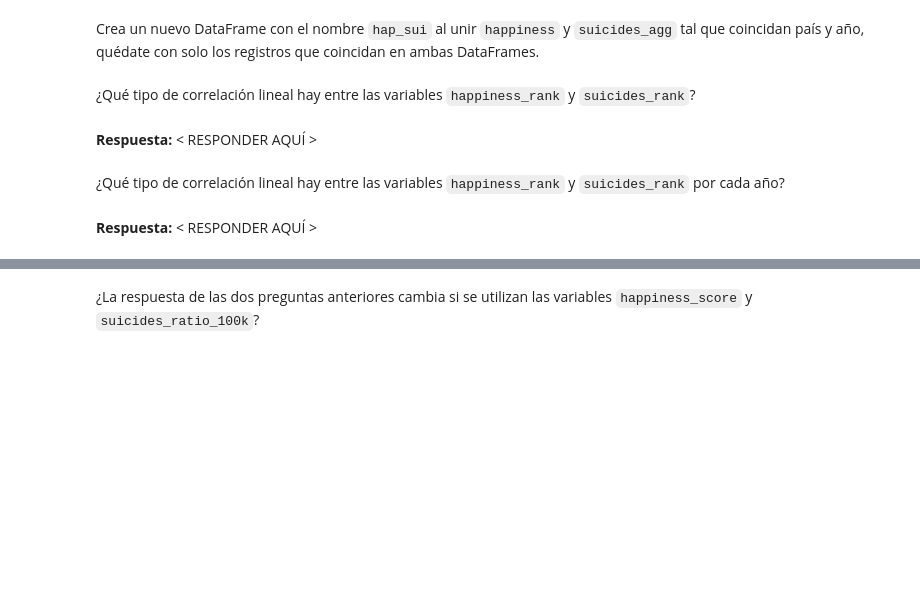
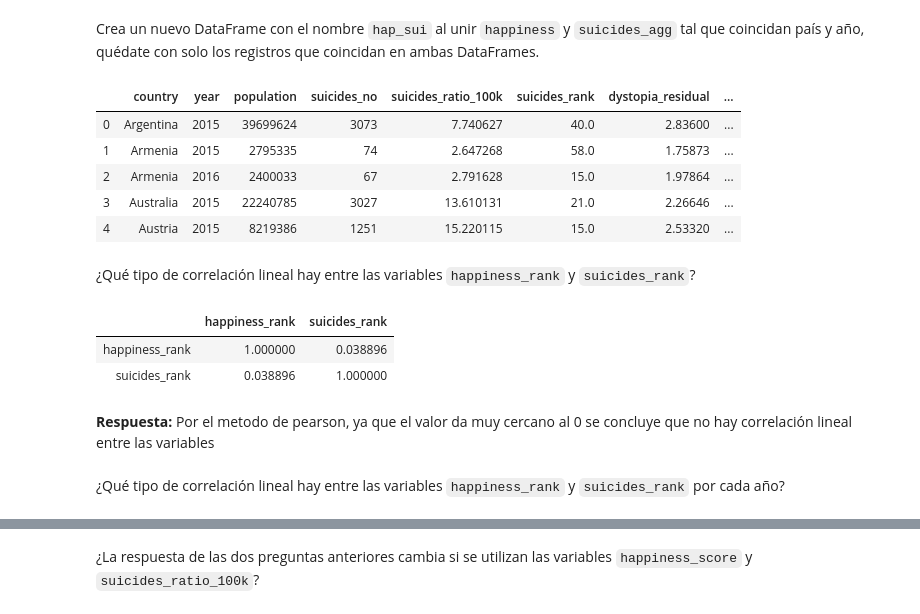
Before and after one commit to pazDaniela/mat281_portfolio, a Jupyter notebook: m02_data_analysis/m02_homework/m02_homework.ipynb, the cells around one changed output, grey strips where cells are left out. Cells and saved outputs as stored; diff of their text form; code cells hidden in the pictures; blank space fills up the shorter version.

```diff
--- a/m02_data_analysis/m02_homework/m02_homework.ipynb
+++ b/m02_data_analysis/m02_homework/m02_homework.ipynb
@@ -561,0 +586,13 @@ suicides_agg = (
+# %%
+suicides_agg = (
+    suicide.groupby(['country','year'])
+    .agg( {'population':'sum','suicides_no':'sum'} , axis="columns"
+    )
+    .reset_index()
+    .assign(
+        suicides_ratio_100k= lambda x : x["suicides_no"] / x["population"] *100000 ,
+        suicides_rank= lambda x : x.groupby('year')['suicides_ratio_100k'].rank(ascending=False,method='max')
+    )
+)
+suicides_agg.head()
+happiness.head()
@@ -567,8 +608,22 @@ hap_sui.head()
+# %%
+hap_sui =pd.merge(suicides_agg,happiness,how='inner',on=['year','country'])
+hap_sui.head()
+# %% [output]
+|  | country | year | population | suicides_no | suicides_ratio_100k | suicides_rank | dystopia_residual | ... |
+| 0 | Argentina | 2015 | 39699624 | 3073 | 7.740627 | 40.0 | 2.83600 | ... |
+| 1 | Armenia | 2015 | 2795335 | 74 | 2.647268 | 58.0 | 1.75873 | ... |
+| 2 | Armenia | 2016 | 2400033 | 67 | 2.791628 | 15.0 | 1.97864 | ... |
+| 3 | Australia | 2015 | 22240785 | 3027 | 13.610131 | 21.0 | 2.26646 | ... |
+| 4 | Austria | 2015 | 8219386 | 1251 | 15.220115 | 15.0 | 2.53320 | ... |
 # %% [markdown]
 ¿Qué tipo de correlación lineal hay entre las variables `happiness_rank` y `suicides_rank`?
 # %%
-hap_sui.loc[:, ["happiness_rank", "suicides_rank"]].## FIX ME ##
+hap_sui.loc[:, ["happiness_rank", "suicides_rank"]].corr()
+# %% [output]
+|  | happiness_rank | suicides_rank |
+| happiness_rank | 1.000000 | 0.038896 |
+| suicides_rank | 0.038896 | 1.000000 |
-# %% [markdown]
-__Respuesta:__  < RESPONDER AQUÍ >
+# %% [markdown]
+__Respuesta:__  Por el metodo de pearson, ya que el valor da muy cercano al 0 se concluye que no hay correlación lineal entre las variables
 # %% [markdown]
 ¿Qué tipo de correlación lineal hay entre las variables `happiness_rank` y `suicides_rank` por cada año?
@@ -577,2 +629,0 @@ __Respuesta:__  < RESPONDER AQUÍ >
-# %% [markdown]
-__Respuesta:__  < RESPONDER AQUÍ >
```
Also changed, not shown: parts of 45 cells of this notebook.
